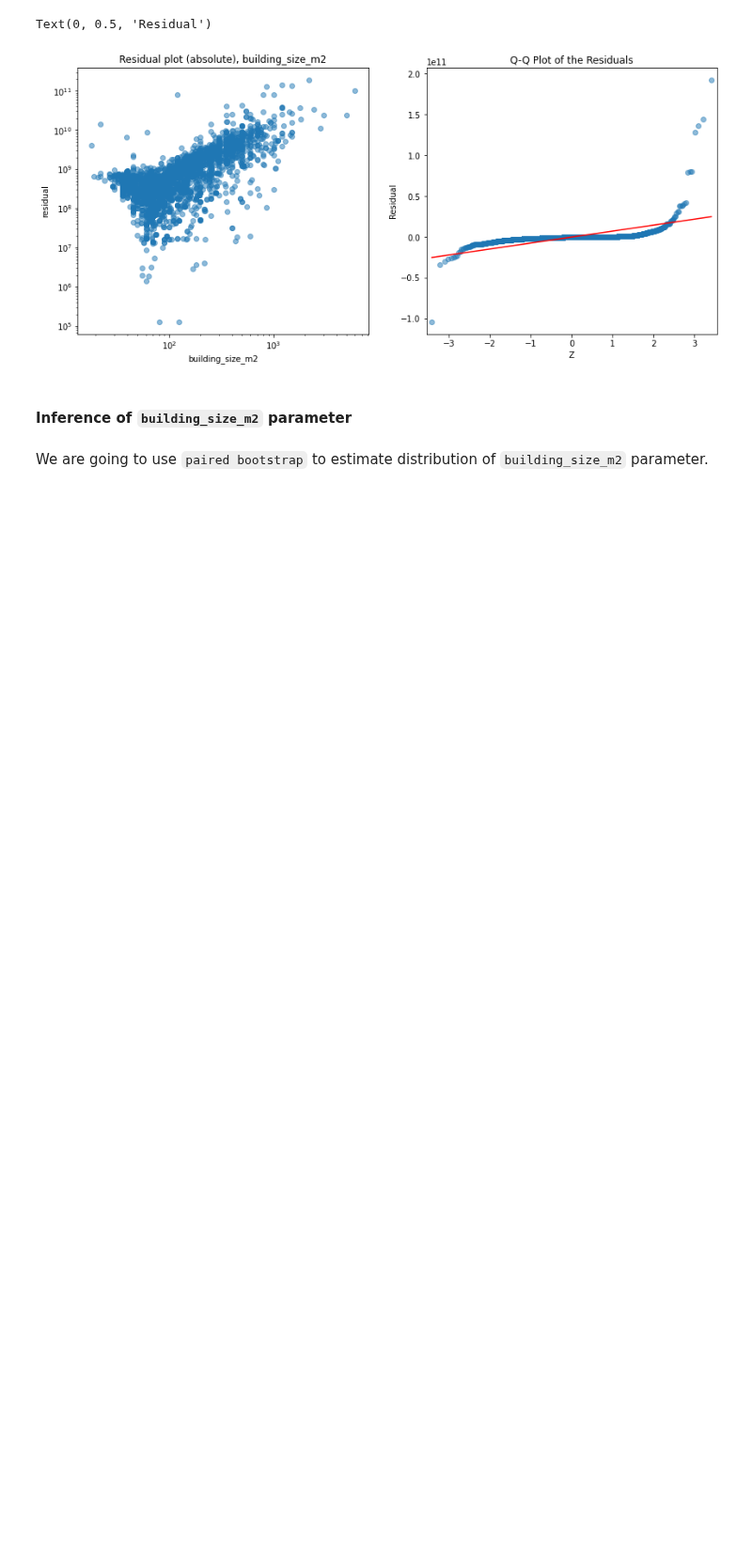
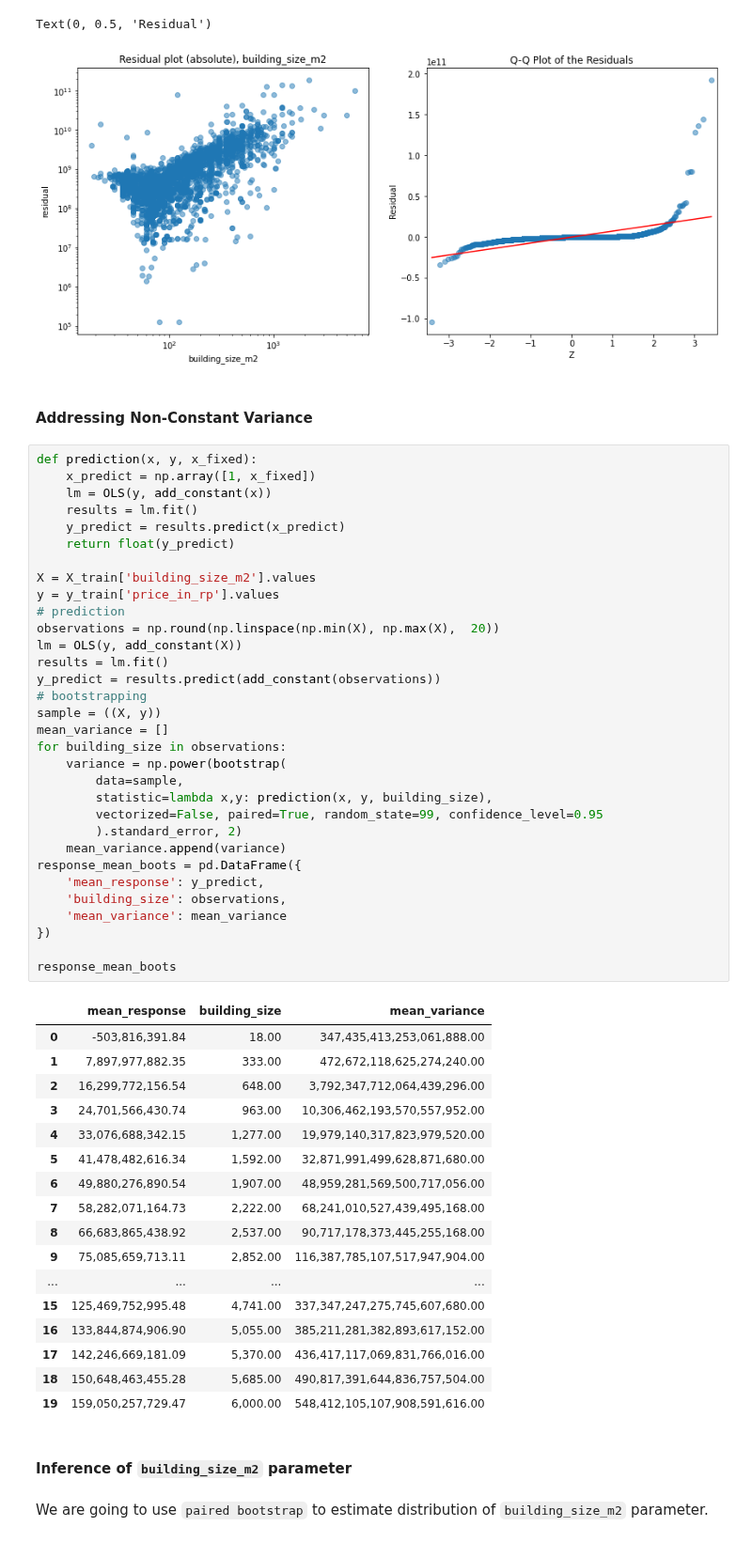
Before and after one commit to nbarizki/jabodetabekhousepricing, a Jupyter notebook: 3 - Linear Modeling of House Price.ipynb, the cells around one changed output. Shown at 94% size. Saved outputs shown, nothing was run; the diff lists cells and outputs as text; blank space fills up the shorter version.

```diff
--- a/3 - Linear Modeling of House Price.ipynb
+++ b/3 - Linear Modeling of House Price.ipynb
@@ -589,6 +579,58 @@ ax[1].set_ylabel('Residual')
 # %% [output]
 Text(0, 0.5, 'Residual')
 [figure]
+# %% [markdown]
+#### **Addressing Non-Constant Variance**
+# %%
+def prediction(x, y, x_fixed):
+    x_predict = np.array([1, x_fixed])
+    lm = OLS(y, add_constant(x))
+    results = lm.fit()
+    y_predict = results.predict(x_predict)
+    return float(y_predict)
+
+X = X_train['building_size_m2'].values
+y = y_train['price_in_rp'].values
+# prediction
+observations = np.round(np.linspace(np.min(X), np.max(X),  20))
+lm = OLS(y, add_constant(X))
+results = lm.fit()
+y_predict = results.predict(add_constant(observations))
+# bootstrapping
+sample = ((X, y))
+mean_variance = []
+for building_size in observations:
+    variance = np.power(bootstrap(
+        data=sample,
+        statistic=lambda x,y: prediction(x, y, building_size),
+        vectorized=False, paired=True, random_state=99, confidence_level=0.95
+        ).standard_error, 2)
+    mean_variance.append(variance)
+response_mean_boots = pd.DataFrame({
+    'mean_response': y_predict,
+    'building_size': observations,
+    'mean_variance': mean_variance
+})
+
+response_mean_boots
+# %% [output]
+|  | mean_response | building_size | mean_variance |
+| 0 | -503,816,391.84 | 18.00 | 347,435,413,253,061,888.00 |
+| 1 | 7,897,977,882.35 | 333.00 | 472,672,118,625,274,240.00 |
+| 2 | 16,299,772,156.54 | 648.00 | 3,792,347,712,064,439,296.00 |
+| 3 | 24,701,566,430.74 | 963.00 | 10,306,462,193,570,557,952.00 |
+| 4 | 33,076,688,342.15 | 1,277.00 | 19,979,140,317,823,979,520.00 |
+| 5 | 41,478,482,616.34 | 1,592.00 | 32,871,991,499,628,871,680.00 |
+| 6 | 49,880,276,890.54 | 1,907.00 | 48,959,281,569,500,717,056.00 |
+| 7 | 58,282,071,164.73 | 2,222.00 | 68,241,010,527,439,495,168.00 |
+| 8 | 66,683,865,438.92 | 2,537.00 | 90,717,178,373,445,255,168.00 |
+| 9 | 75,085,659,713.11 | 2,852.00 | 116,387,785,107,517,947,904.00 |
+| ... | ... | ... | ... |
+| 15 | 125,469,752,995.48 | 4,741.00 | 337,347,247,275,745,607,680.00 |
+| 16 | 133,844,874,906.90 | 5,055.00 | 385,211,281,382,893,617,152.00 |
+| 17 | 142,246,669,181.09 | 5,370.00 | 436,417,117,069,831,766,016.00 |
+| 18 | 150,648,463,455.28 | 5,685.00 | 490,817,391,644,836,757,504.00 |
+| 19 | 159,050,257,729.47 | 6,000.00 | 548,412,105,107,908,591,616.00 |
 # %% [markdown]
 #### **Inference of `building_size_m2` parameter**
 # %% [markdown]
```
Also changed, not shown: parts of 20 cells of this notebook, 5 other files.
